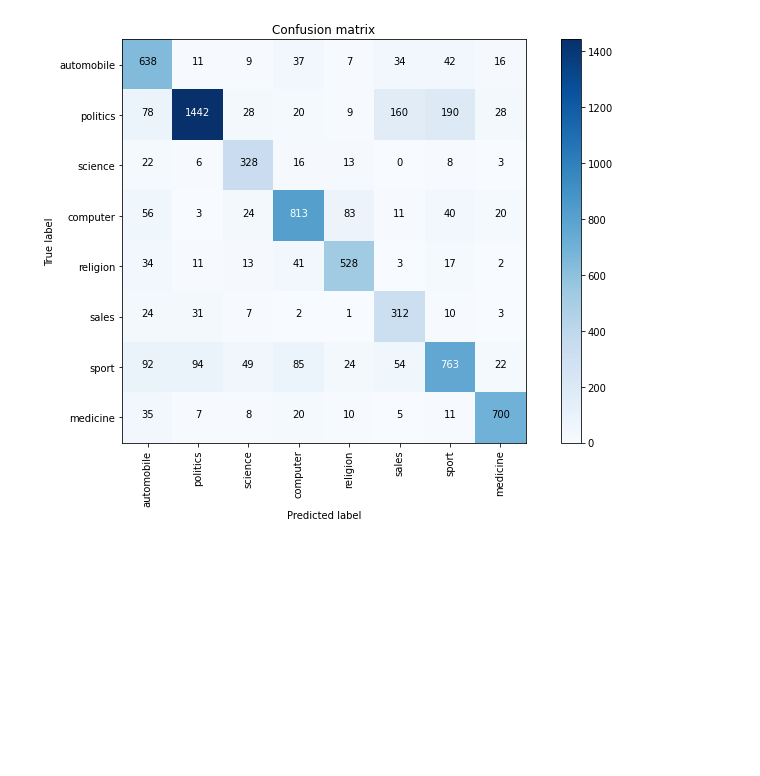
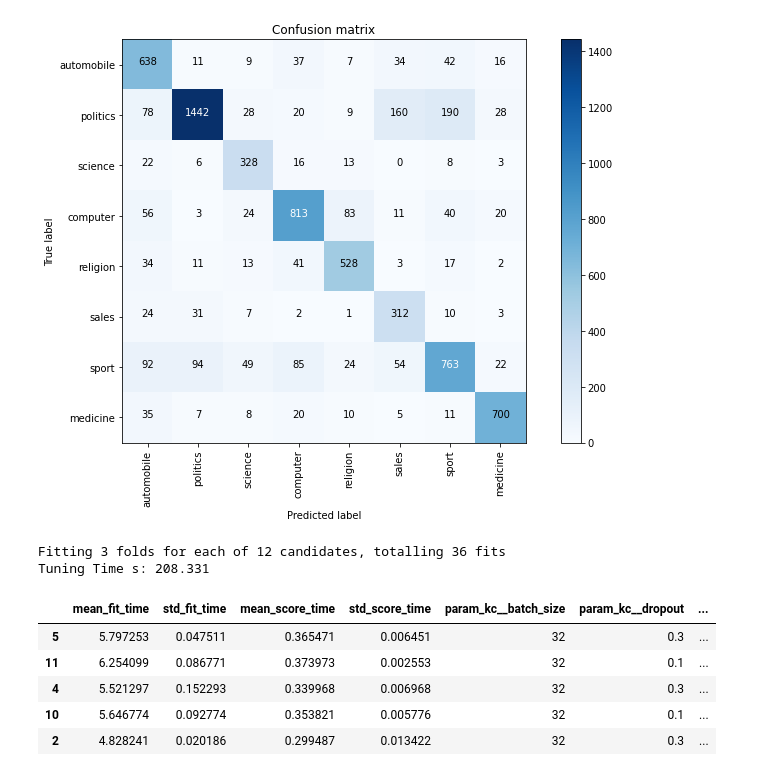
Before and after one commit to DataDavidProjects/UniversityProjects, a Jupyter notebook: Data Visualization and Text Mining/NLP/ProjectSummaryNLP.ipynb, the cells around one changed output. Cells and saved outputs as stored; diff of their text form; code cells hidden in the pictures; blank space fills up the shorter version.

```diff
--- a/Data Visualization and Text Mining/NLP/ProjectSummaryNLP.ipynb
+++ b/Data Visualization and Text Mining/NLP/ProjectSummaryNLP.ipynb
@@ -664,0 +712,22 @@ Confusion matrix, without normalization
+# %%
+import warnings
+warnings.simplefilter(action='ignore', category=FutureWarning)
+
+#++++++++++++++++++++++++++++++ RUN GRID ++++++++++++++++++++++++++++++++++++
+t0 = time.time()
+grid_fitted = grid.fit(X_t,y) # Pipe line fitted with preprocessed clean text spacy
+results  =  pd.DataFrame(grid_fitted.cv_results_).sort_values('rank_test_score')
+
+t1 = time.time()
+delta = t1-t0
+print(f'Tuning Time s: {round(delta,3)}')
+display( results.head() )
+# %% [output]
+Fitting 3 folds for each of 12 candidates, totalling 36 fits
+Tuning Time s: 208.331
+|  | mean_fit_time | std_fit_time | mean_score_time | std_score_time | param_kc__batch_size | param_kc__dropout | ... |
+| 5 | 5.797253 | 0.047511 | 0.365471 | 0.006451 | 32 | 0.3 | ... |
+| 11 | 6.254099 | 0.086771 | 0.373973 | 0.002553 | 32 | 0.1 | ... |
+| 4 | 5.521297 | 0.152293 | 0.339968 | 0.006968 | 32 | 0.3 | ... |
+| 10 | 5.646774 | 0.092774 | 0.353821 | 0.005776 | 32 | 0.1 | ... |
+| 2 | 4.828241 | 0.020186 | 0.299487 | 0.013422 | 32 | 0.3 | ... |
```
Also changed, not shown: parts of 1 cell of this notebook.
